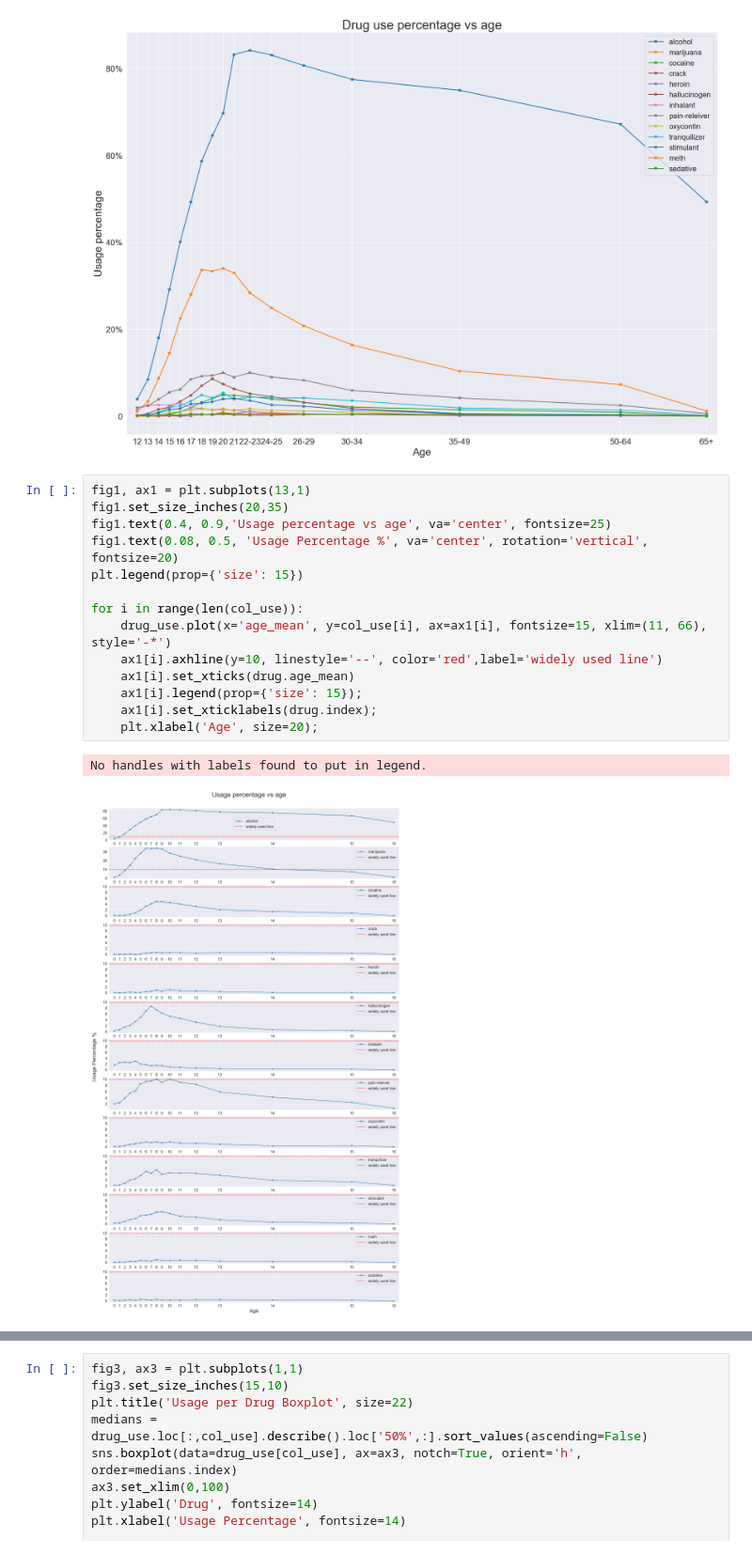
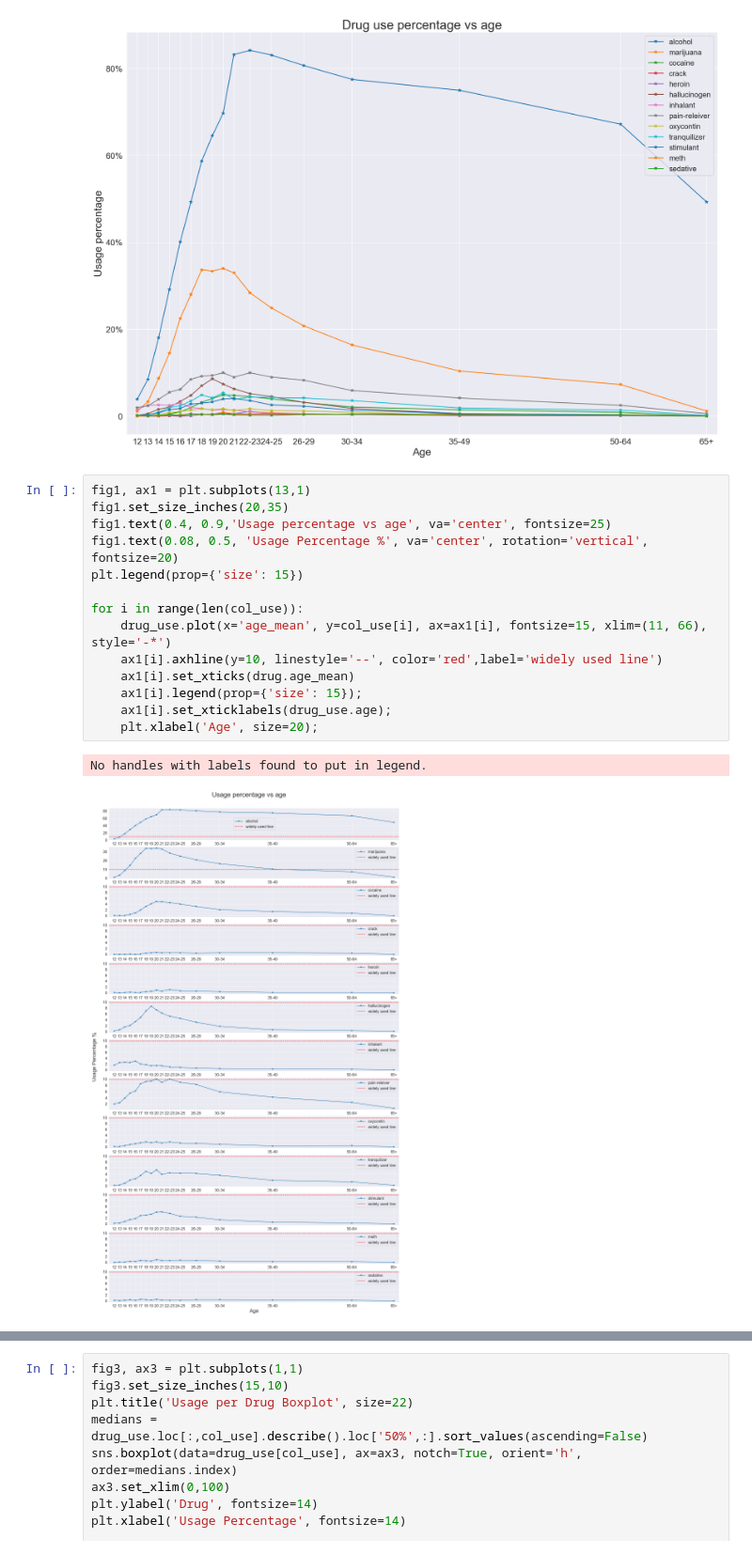
Before and after one commit to Miaowshroom/project2, a Jupyter notebook: project-02-v2-starter-code-seperatetable.ipynb, the cells around one changed output, grey strips where cells are left out. Shown at 94% size. Saved outputs shown, nothing was run; the diff lists cells and outputs as text.

```diff
--- a/project-02-v2-starter-code-seperatetable.ipynb
+++ b/project-02-v2-starter-code-seperatetable.ipynb
@@ -818,20 +818,20 @@ plt.ylabel('Usage percentage', size=20);
 # %%
 fig1, ax1 = plt.subplots(13,1)
 fig1.set_size_inches(20,35)
 fig1.text(0.4, 0.9,'Usage percentage vs age', va='center', fontsize=25)
 fig1.text(0.08, 0.5, 'Usage Percentage %', va='center', rotation='vertical', fontsize=20)
 plt.legend(prop={'size': 15})
 
 for i in range(len(col_use)):
     drug_use.plot(x='age_mean', y=col_use[i], ax=ax1[i], fontsize=15, xlim=(11, 66),  style='-*')
     ax1[i].axhline(y=10, linestyle='--', color='red',label='widely used line')
     ax1[i].set_xticks(drug.age_mean)
     ax1[i].legend(prop={'size': 15});
-    ax1[i].set_xticklabels(drug.index);
+    ax1[i].set_xticklabels(drug_use.age);
     plt.xlabel('Age', size=20);
 # %% [output]
 No handles with labels found to put in legend.
-[figure, old version]
+[figure, new version]
 # %%
 fig2, ax2 = plt.subplots(13,1)
 fig2.set_size_inches(20,35)
```
Also changed, not shown: parts of 19 cells of this notebook.
